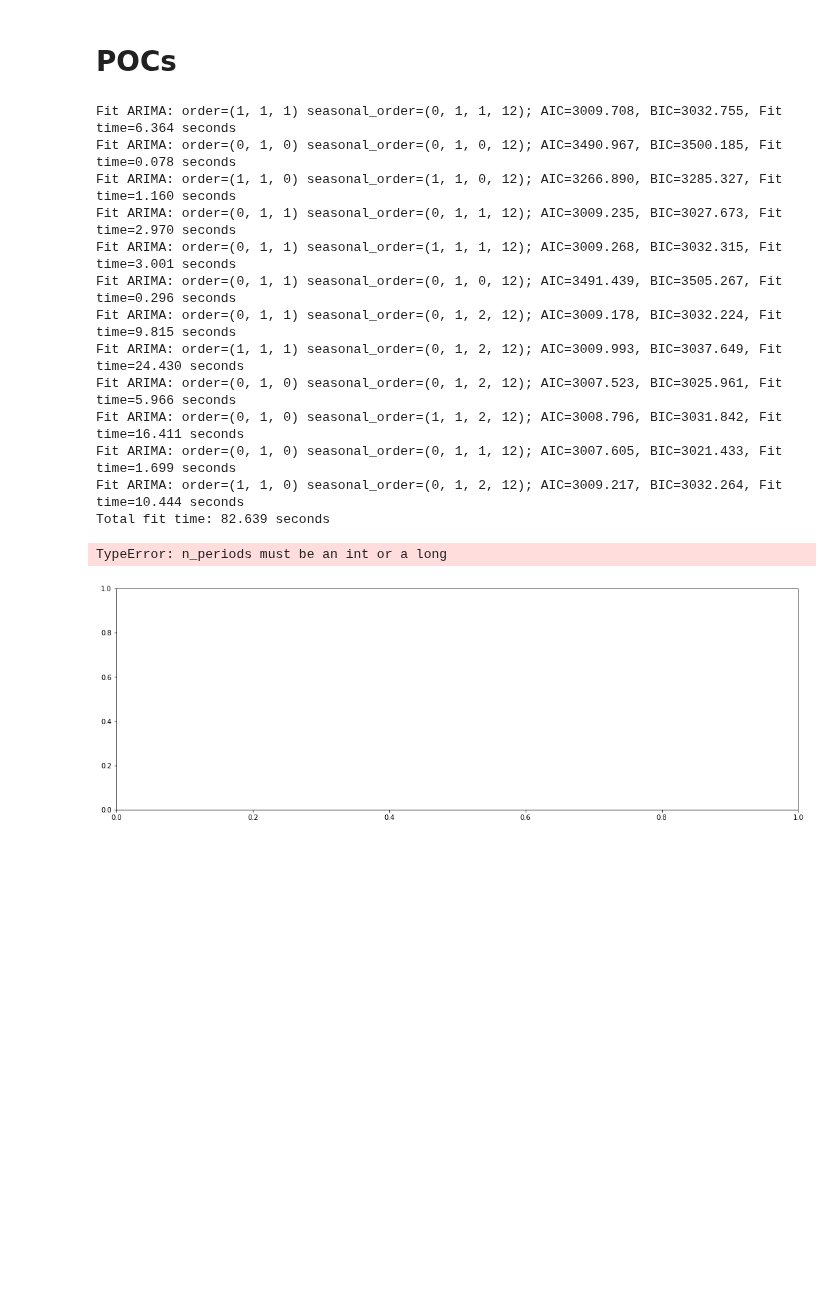
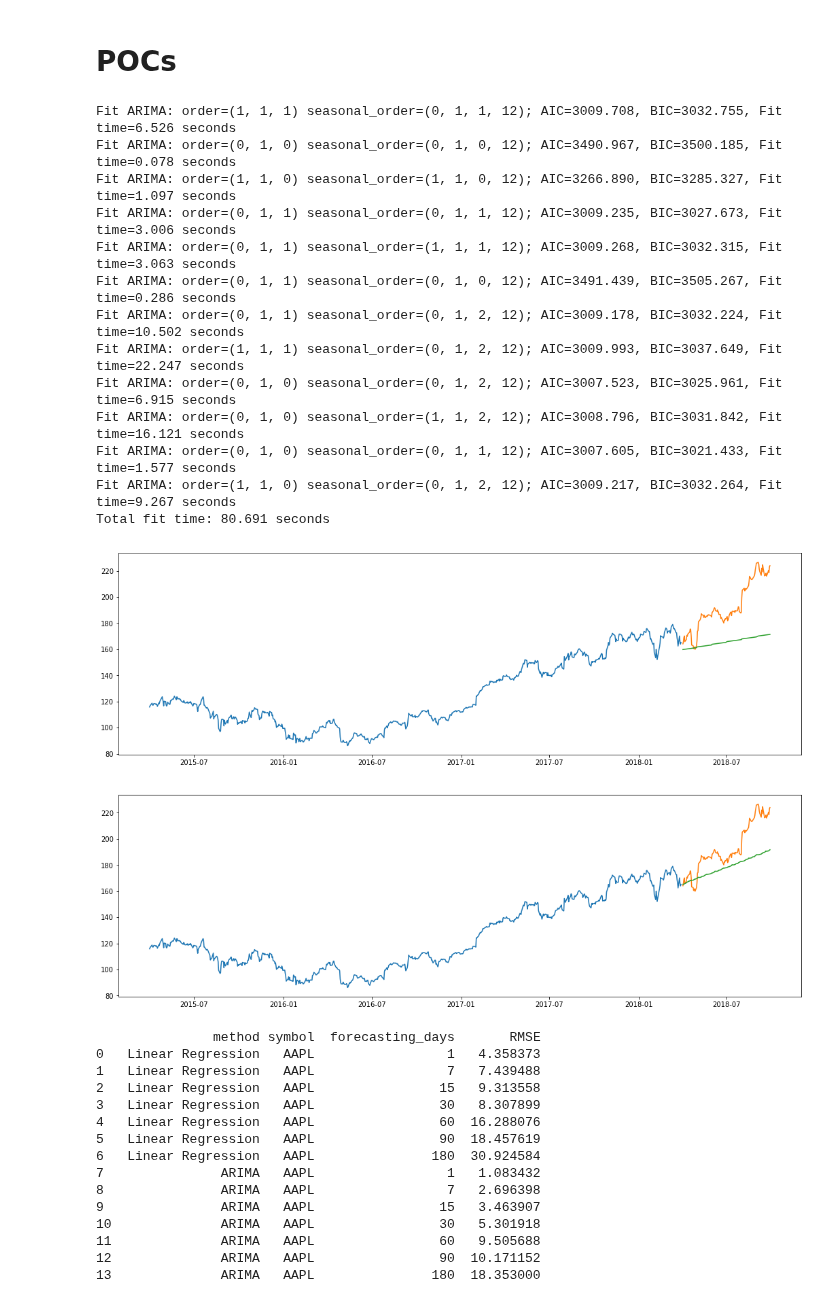
Before and after one commit to egar-garcia/machine-learning-engineer-nanodegree-capstone, a Jupyter notebook: StockForecasting.ipynb, the cells around one changed output. Saved outputs shown, nothing was run; the diff lists cells and outputs as text; code cells hidden in the pictures; blank space fills up the shorter version.

```diff
--- a/StockForecasting.ipynb
+++ b/StockForecasting.ipynb
@@ -422,17 +422,17 @@ class ArimaStockForecaster(StockForecasterModel):
         prediction_start = self.training_end + datetime.timedelta(days=1)
         days_to_predict = self.trading_days_helper.get_trading_days_in_range(prediction_start, to_date)
 
-        y = self.model.predict(n_periods=days_to_predict.shape[0])
+        y = self.model.predict(n_periods=len(days_to_predict))
 
         return pd.DataFrame({'symbol': self.ticker_symbol, 'date': days_to_predict, 'predicted_price': y})\
-                 .query("date >= '{}' and date <= {}".format(from_date, to_date))
+                 .query("date >= '{}' and date <= '{}'".format(from_date, to_date))
 # %% [markdown]
 # Analysis
 # %%
 def rmse(predictions, targets):
     return np.sqrt(((predictions - targets) ** 2).mean())
 # %%
-def measure_performance(results, subplot, model_constructor, total_dataset,
+def measure_performance(results, subplot, method_name, model_constructor, total_dataset,
                         ticker_symbol,
                         training_start, training_end,
                         validation_days=[1, 7, 15, 30, 60, 90, 180],
@@ -467,7 +467,8 @@ def measure_performance(results, subplot, model_constructor, total_dataset,
                                                          from_date=validation_start,
                                                          to_date=validation_end)
 
-        results.append({'symbol': ticker_symbol,
+        results.append({'method' : method_name,
+                        'symbol': ticker_symbol,
                         'forecasting_days': v,
                         'RMSE': rmse(preds.predicted_price.values, validation_df.close.values)})
 
@@ -481,38 +482,53 @@ def measure_performance(results, subplot, model_constructor, total_dataset,
 # %%
 trading_days_helper = TradingDaysHelper()
 ds = Dataset.loadDatasetFromFile(os.path.join('data', 'djia_20140303-20190315.pkl'))
 
 training_start = str_to_datetime('2015-04-01')
 training_end = str_to_datetime('2018-03-31')
 
 results = []
 
-fig = plt.figure(figsize=(18, 6))
+fig = plt.figure(figsize=(18, 12))
 
-ax1 = fig.add_subplot(111)
+ax1 = fig.add_subplot(211)
+ax2 = fig.add_subplot(212)
 
-#measure_performance(results, ax1, LinearStockForecaster, ds, 'AAPL', training_start, training_end)
-measure_performance(results, ax1, ArimaStockForecaster, ds, 'AAPL', training_start, training_end)
+measure_performance(results, ax1, 'Linear Regression', LinearStockForecaster, ds, 'AAPL', training_start, training_end)
+measure_performance(results, ax2, 'ARIMA', ArimaStockForecaster, ds, 'AAPL', training_start, training_end)
 plt.show()
 
-results_df = pd.DataFrame(columns = ['symbol', 'forecasting_days', 'RMSE'], data = results)
+results_df = pd.DataFrame(columns = ['method', 'symbol', 'forecasting_days', 'RMSE'], data = results)
 print(results_df)
 # %% [output]
-Fit ARIMA: order=(1, 1, 1) seasonal_order=(0, 1, 1, 12); AIC=3009.708, BIC=3032.755, Fit time=6.364 seconds
+Fit ARIMA: order=(1, 1, 1) seasonal_order=(0, 1, 1, 12); AIC=3009.708, BIC=3032.755, Fit time=6.526 seconds
 Fit ARIMA: order=(0, 1, 0) seasonal_order=(0, 1, 0, 12); AIC=3490.967, BIC=3500.185, Fit time=0.078 seconds
-Fit ARIMA: order=(1, 1, 0) seasonal_order=(1, 1, 0, 12); AIC=3266.890, BIC=3285.327, Fit time=1.160 seconds
-Fit ARIMA: order=(0, 1, 1) seasonal_order=(0, 1, 1, 12); AIC=3009.235, BIC=3027.673, Fit time=2.970 seconds
-Fit ARIMA: order=(0, 1, 1) seasonal_order=(1, 1, 1, 12); AIC=3009.268, BIC=3032.315, Fit time=3.001 seconds
-Fit ARIMA: order=(0, 1, 1) seasonal_order=(0, 1, 0, 12); AIC=3491.439, BIC=3505.267, Fit time=0.296 seconds
-Fit ARIMA: order=(0, 1, 1) seasonal_order=(0, 1, 2, 12); AIC=3009.178, BIC=3032.224, Fit time=9.815 seconds
-Fit ARIMA: order=(1, 1, 1) seasonal_order=(0, 1, 2, 12); AIC=3009.993, BIC=3037.649, Fit time=24.430 seconds
-Fit ARIMA: order=(0, 1, 0) seasonal_order=(0, 1, 2, 12); AIC=3007.523, BIC=3025.961, Fit time=5.966 seconds
-Fit ARIMA: order=(0, 1, 0) seasonal_order=(1, 1, 2, 12); AIC=3008.796, BIC=3031.842, Fit time=16.411 seconds
-Fit ARIMA: order=(0, 1, 0) seasonal_order=(0, 1, 1, 12); AIC=3007.605, BIC=3021.433, Fit time=1.699 seconds
-Fit ARIMA: order=(1, 1, 0) seasonal_order=(0, 1, 2, 12); AIC=3009.217, BIC=3032.264, Fit time=10.444 seconds
-Total fit time: 82.639 seconds
+Fit ARIMA: order=(1, 1, 0) seasonal_order=(1, 1, 0, 12); AIC=3266.890, BIC=3285.327, Fit time=1.097 seconds
+Fit ARIMA: order=(0, 1, 1) seasonal_order=(0, 1, 1, 12); AIC=3009.235, BIC=3027.673, Fit time=3.006 seconds
+Fit ARIMA: order=(0, 1, 1) seasonal_order=(1, 1, 1, 12); AIC=3009.268, BIC=3032.315, Fit time=3.063 seconds
+Fit ARIMA: order=(0, 1, 1) seasonal_order=(0, 1, 0, 12); AIC=3491.439, BIC=3505.267, Fit time=0.286 seconds
+Fit ARIMA: order=(0, 1, 1) seasonal_order=(0, 1, 2, 12); AIC=3009.178, BIC=3032.224, Fit time=10.502 seconds
+Fit ARIMA: order=(1, 1, 1) seasonal_order=(0, 1, 2, 12); AIC=3009.993, BIC=3037.649, Fit time=22.247 seconds
+Fit ARIMA: order=(0, 1, 0) seasonal_order=(0, 1, 2, 12); AIC=3007.523, BIC=3025.961, Fit time=6.915 seconds
+Fit ARIMA: order=(0, 1, 0) seasonal_order=(1, 1, 2, 12); AIC=3008.796, BIC=3031.842, Fit time=16.121 seconds
+Fit ARIMA: order=(0, 1, 0) seasonal_order=(0, 1, 1, 12); AIC=3007.605, BIC=3021.433, Fit time=1.577 seconds
+Fit ARIMA: order=(1, 1, 0) seasonal_order=(0, 1, 2, 12); AIC=3009.217, BIC=3032.264, Fit time=9.267 seconds
+Total fit time: 80.691 seconds
+[figure, new version]
-TypeError: n_periods must be an int or a long
+               method symbol  forecasting_days       RMSE
+0   Linear Regression   AAPL                 1   4.358373
+1   Linear Regression   AAPL                 7   7.439488
+2   Linear Regression   AAPL                15   9.313558
+3   Linear Regression   AAPL                30   8.307899
+4   Linear Regression   AAPL                60  16.288076
+5   Linear Regression   AAPL                90  18.457619
+6   Linear Regression   AAPL               180  30.924584
+7               ARIMA   AAPL                 1   1.083432
+8               ARIMA   AAPL                 7   2.696398
+9               ARIMA   AAPL                15   3.463907
+10              ARIMA   AAPL                30   5.301918
+11              ARIMA   AAPL                60   9.505688
+12              ARIMA   AAPL                90  10.171152
+13              ARIMA   AAPL               180  18.353000
-[figure, old version]
 # %%
 ds = Dataset()
 ds.loaDataFromFile('data/djia_20140303-20190315.pkl')
```
